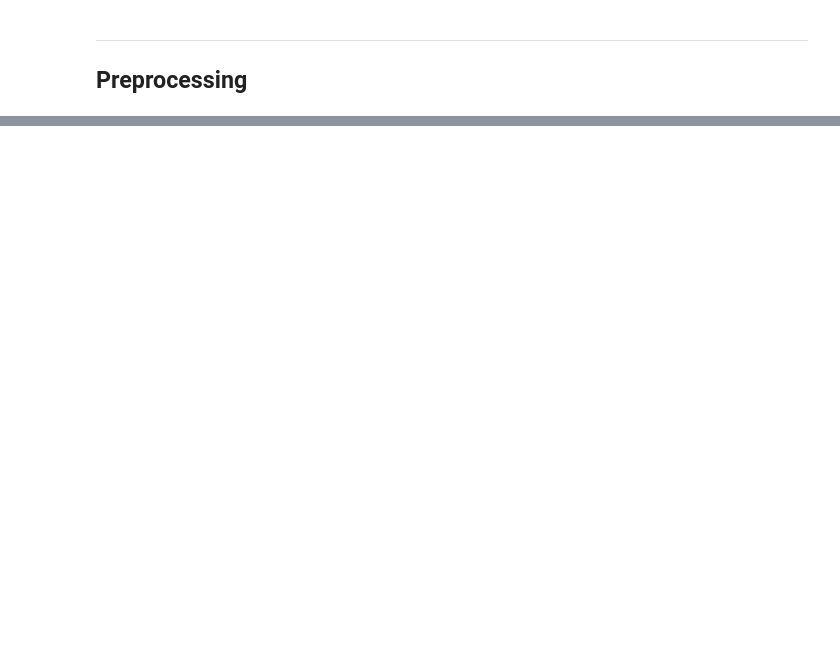
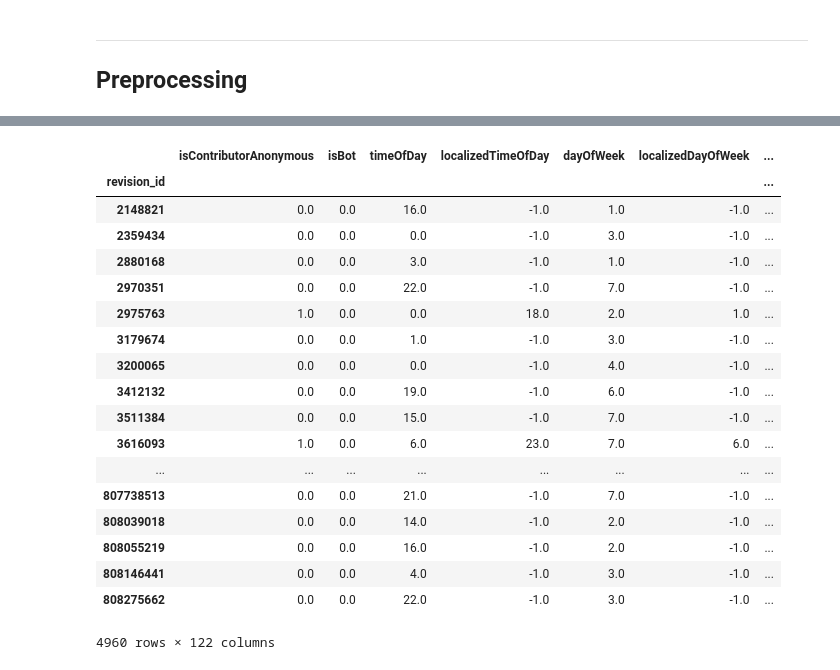
Before and after one commit to HPI-Information-Systems/wikipediatablevandalism, a Jupyter notebook: vandalism-classifier/stacked_single_label_classifier.ipynb, the cells around one changed output, grey strips where cells are left out. Drawn from its saved outputs; the diff is of its cells as text; code cells hidden in the pictures; blank space fills up the shorter version.

```diff
--- a/vandalism-classifier/stacked_single_label_classifier.ipynb
+++ b/vandalism-classifier/stacked_single_label_classifier.ipynb
@@ -41,26 +138,17 @@ df.head()
 ---
 ## Preprocessing
 # %%
-def preprocessing(frame, features, tags):
+def preprocessing(frame, features):
     feature_columns = None
-    selected_tags = []
 
     if features == 'baseline':
         feature_columns = BASELINE_FEATURE_COLUMNS
 
-    if tags == 'all vandalism':
-        selected_tags = [1, 2, 3, 5, 6, 9, 11]
-    else:
-        selected_tags.append(tags)
-
     preprocess_pipeline = Pipeline([
-        ('vandalism_encoder', VandalismEncoder(selected_tags)),
-        ('revision_grouper', RevisionGrouper()),
-        ('feature_selector', FeatureSelector(feature_columns))
+        ('feature_selector', MultilabelFeatureSelector(feature_columns)),
+        ('tag_grouper', TagGrouper())
     ])
 
-    print('Feature config:', features, 'Selected tags:', selected_tags)
     return preprocess_pipeline.transform(frame)\
-        .drop_duplicates()\
         .fillna(0)
 # %%
@@ -70,2 +156,24 @@ Feature config: all Selected tags: [1, 2, 3, 5, 6, 9, 11]
+# %%
+processed_df
+# %% [output]
+|  | isContributorAnonymous | isBot | timeOfDay | localizedTimeOfDay | dayOfWeek | localizedDayOfWeek | ... |
+| revision_id |  |  |  |  |  |  | ... |
+| 2148821 | 0.0 | 0.0 | 16.0 | -1.0 | 1.0 | -1.0 | ... |
+| 2359434 | 0.0 | 0.0 | 0.0 | -1.0 | 3.0 | -1.0 | ... |
+| 2880168 | 0.0 | 0.0 | 3.0 | -1.0 | 1.0 | -1.0 | ... |
+| 2970351 | 0.0 | 0.0 | 22.0 | -1.0 | 7.0 | -1.0 | ... |
+| 2975763 | 1.0 | 0.0 | 0.0 | 18.0 | 2.0 | 1.0 | ... |
+| 3179674 | 0.0 | 0.0 | 1.0 | -1.0 | 3.0 | -1.0 | ... |
+| 3200065 | 0.0 | 0.0 | 0.0 | -1.0 | 4.0 | -1.0 | ... |
+| 3412132 | 0.0 | 0.0 | 19.0 | -1.0 | 6.0 | -1.0 | ... |
+| 3511384 | 0.0 | 0.0 | 15.0 | -1.0 | 7.0 | -1.0 | ... |
+| 3616093 | 1.0 | 0.0 | 6.0 | 23.0 | 7.0 | 6.0 | ... |
+| ... | ... | ... | ... | ... | ... | ... | ... |
+| 807738513 | 0.0 | 0.0 | 21.0 | -1.0 | 7.0 | -1.0 | ... |
+| 808039018 | 0.0 | 0.0 | 14.0 | -1.0 | 2.0 | -1.0 | ... |
+| 808055219 | 0.0 | 0.0 | 16.0 | -1.0 | 2.0 | -1.0 | ... |
+| 808146441 | 0.0 | 0.0 | 4.0 | -1.0 | 3.0 | -1.0 | ... |
+| 808275662 | 0.0 | 0.0 | 22.0 | -1.0 | 3.0 | -1.0 | ... |
+4960 rows × 122 columns
 # %%
 # X, y split
```
Also changed, not shown: parts of 23 cells of this notebook, 50 other files.
